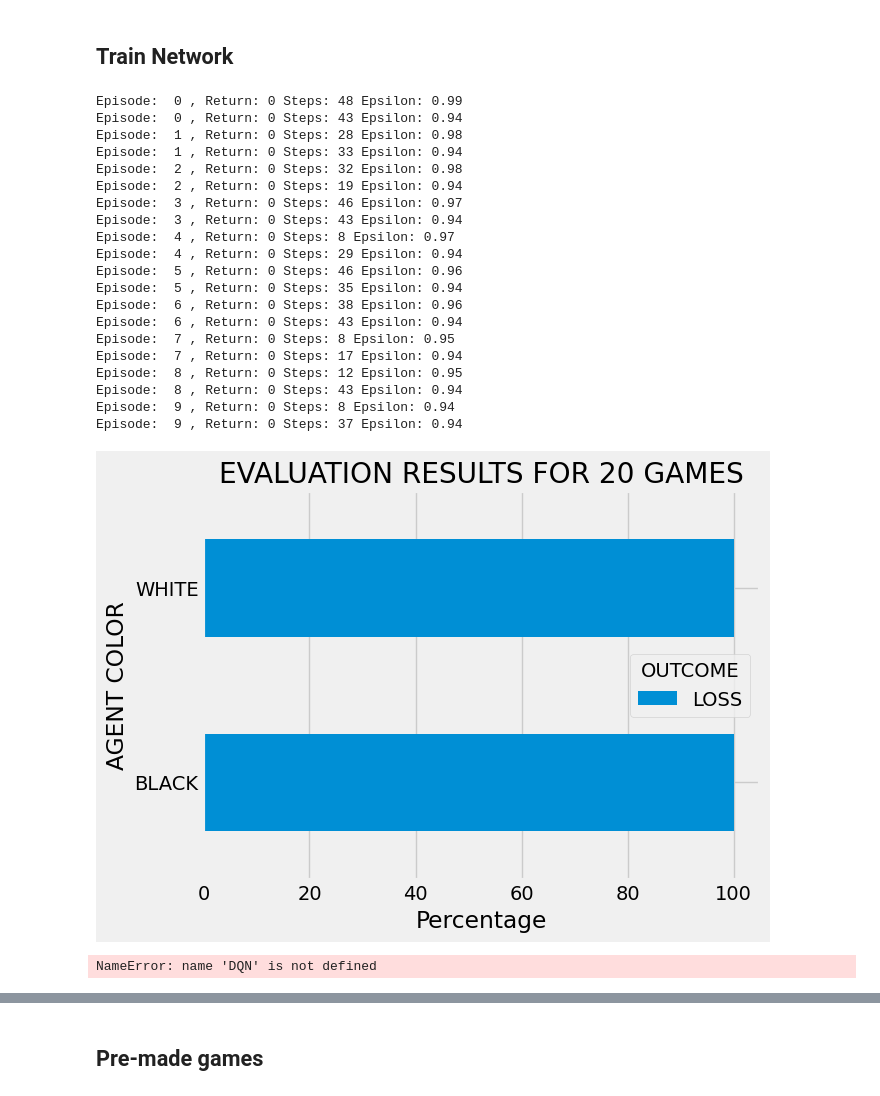
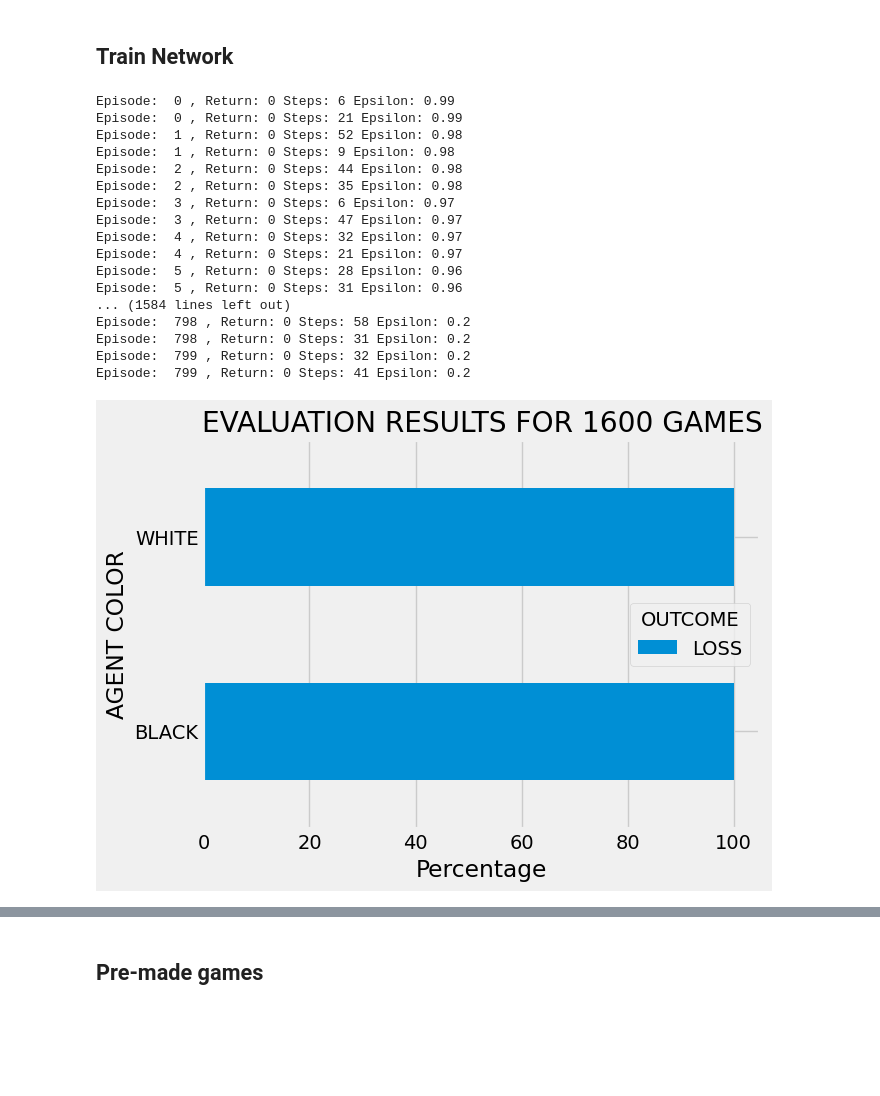
Before and after one commit to inesleonidasrocha/ChessRL23, a Jupyter notebook: RL PROJECT DeepQLearning.ipynb, the cells around one changed output, grey strips where cells are left out. Cells and saved outputs as stored; diff of their text form; code cells hidden in the pictures; blank space fills up the shorter version.

```diff
--- a/RL PROJECT DeepQLearning.ipynb
+++ b/RL PROJECT DeepQLearning.ipynb
@@ -703,47 +703,34 @@ def AGENT_EVALUATION(Stockfish_path, n_evaluations=100): #changed
     plt.show()
 
     return df, dqn_black, dqn_white
-# %%
-#number of episodes
-num_episodes = 10 #00
-
-# Define the batch size:
-batch_size = 12#8
-
-df, dqn_black, dqn_white = AGENT_EVALUATION(Stockfish_path, n_evaluations=num_episodes)
-# %% [output]
-Episode:  0 , Return: 0 Steps: 48 Epsilon: 0.99
-Episode:  0 , Return: 0 Steps: 43 Epsilon: 0.94
-Episode:  1 , Return: 0 Steps: 28 Epsilon: 0.98
-Episode:  1 , Return: 0 Steps: 33 Epsilon: 0.94
-Episode:  2 , Return: 0 Steps: 32 Epsilon: 0.98
-Episode:  2 , Return: 0 Steps: 19 Epsilon: 0.94
-Episode:  3 , Return: 0 Steps: 46 Epsilon: 0.97
-Episode:  3 , Return: 0 Steps: 43 Epsilon: 0.94
-Episode:  4 , Return: 0 Steps: 8 Epsilon: 0.97
-Episode:  4 , Return: 0 Steps: 29 Epsilon: 0.94
-Episode:  5 , Return: 0 Steps: 46 Epsilon: 0.96
-Episode:  5 , Return: 0 Steps: 35 Epsilon: 0.94
-Episode:  6 , Return: 0 Steps: 38 Epsilon: 0.96
-Episode:  6 , Return: 0 Steps: 43 Epsilon: 0.94
-Episode:  7 , Return: 0 Steps: 8 Epsilon: 0.95
-Episode:  7 , Return: 0 Steps: 17 Epsilon: 0.94
-Episode:  8 , Return: 0 Steps: 12 Epsilon: 0.95
-Episode:  8 , Return: 0 Steps: 43 Epsilon: 0.94
-Episode:  9 , Return: 0 Steps: 8 Epsilon: 0.94
-Episode:  9 , Return: 0 Steps: 37 Epsilon: 0.94
-[figure, removed]
 # %%
 import gym
 import gym_chess
 # %%
 #number of episodes
-num_episodes = 1000
+num_episodes = 800
 
 # Define the batch size:
 batch_size = 128
 
-df, dqn_black, dqn_white = AGENT_EVALUATION(Stockfish_path, n_evaluations=num_episodes)
+df_deep_q, dqn_black, dqn_white = AGENT_EVALUATION(Stockfish_path, n_evaluations=num_episodes)
 # %% [output]
-NameError: name 'DQN' is not defined
+Episode:  0 , Return: 0 Steps: 6 Epsilon: 0.99
+Episode:  0 , Return: 0 Steps: 21 Epsilon: 0.99
+Episode:  1 , Return: 0 Steps: 52 Epsilon: 0.98
+Episode:  1 , Return: 0 Steps: 9 Epsilon: 0.98
+Episode:  2 , Return: 0 Steps: 44 Epsilon: 0.98
+Episode:  2 , Return: 0 Steps: 35 Epsilon: 0.98
+Episode:  3 , Return: 0 Steps: 6 Epsilon: 0.97
+Episode:  3 , Return: 0 Steps: 47 Epsilon: 0.97
+Episode:  4 , Return: 0 Steps: 32 Epsilon: 0.97
+Episode:  4 , Return: 0 Steps: 21 Epsilon: 0.97
+Episode:  5 , Return: 0 Steps: 28 Epsilon: 0.96
+Episode:  5 , Return: 0 Steps: 31 Epsilon: 0.96
+... (1584 lines left out)
+Episode:  798 , Return: 0 Steps: 58 Epsilon: 0.2
+Episode:  798 , Return: 0 Steps: 31 Epsilon: 0.2
+Episode:  799 , Return: 0 Steps: 32 Epsilon: 0.2
+Episode:  799 , Return: 0 Steps: 41 Epsilon: 0.2
+[figure, added]
 # %%
```
Also changed, not shown: parts of 5 cells of this notebook, 5 other files.
